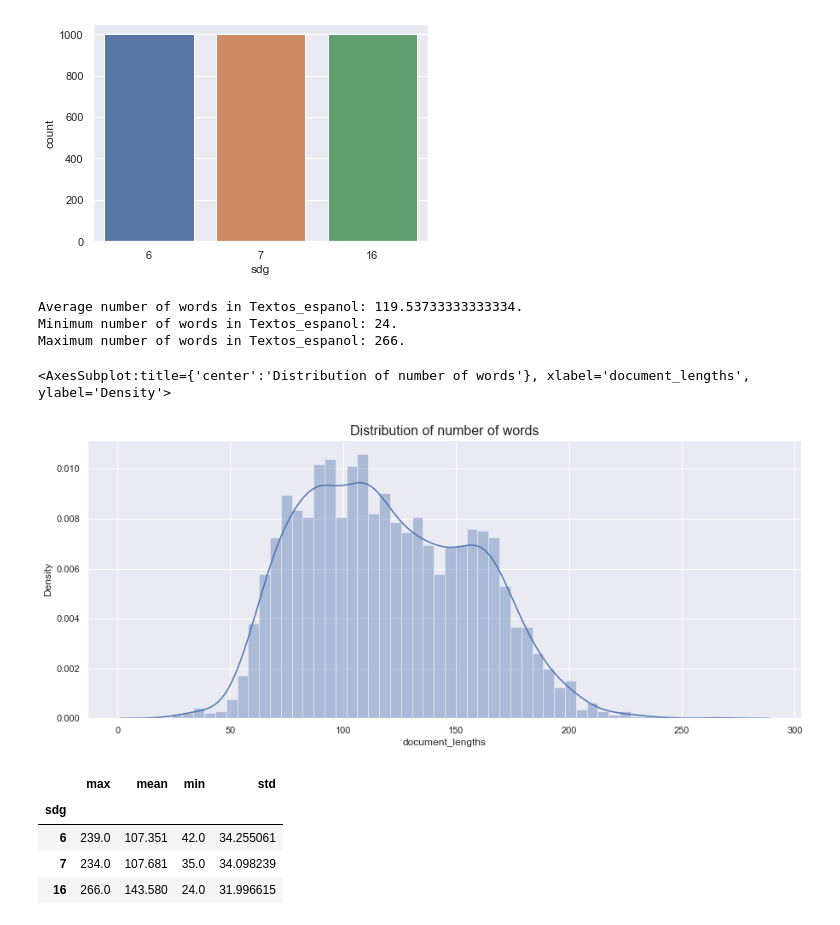
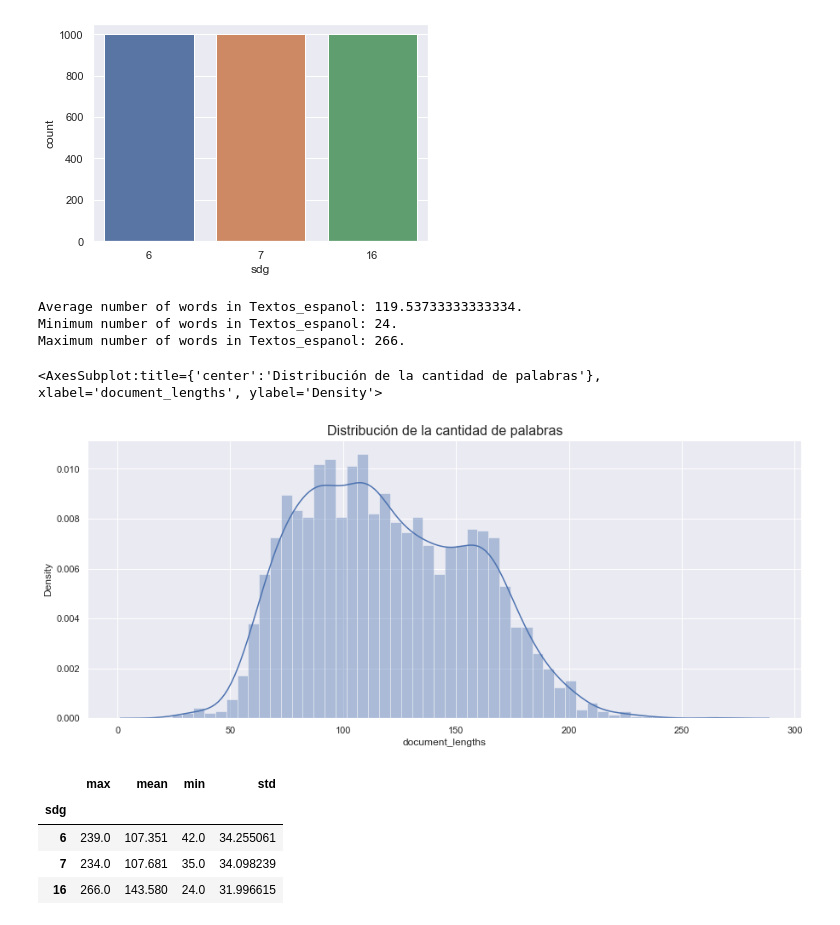
Before and after one commit to montejs3/ProyectoBI, a Jupyter notebook: modeloODS.ipynb, the cells around one changed output. Cells and saved outputs as stored; diff of their text form; code cells hidden in the pictures.

```diff
--- a/modeloODS.ipynb
+++ b/modeloODS.ipynb
@@ -99,18 +99,18 @@ df['document_lengths'] = np.array(list(map(len, df['Textos_espanol'].str.split('
 # %%
 print("Average number of words in Textos_espanol: {}.".format(np.mean(df.document_lengths)))
 print("Minimum number of words in Textos_espanol: {}.".format(min(df.document_lengths)))
 print("Maximum number of words in Textos_espanol: {}.".format(max(df.document_lengths)))
 ## Distribution of number of words
 fig, ax = plt.subplots(figsize=(15,6))
-ax.set_title("Distribution of number of words", fontsize=16)
-ax.set_xlabel("Number of words")
+ax.set_title("Distribución de la cantidad de palabras", fontsize=16)
+ax.set_xlabel("Cantidad de palabras")
 sns.distplot(df.document_lengths, bins=50, ax=ax)
 # %% [output]
 Average number of words in Textos_espanol: 119.53733333333334.
 Minimum number of words in Textos_espanol: 24.
 Maximum number of words in Textos_espanol: 266.
-<AxesSubplot:title={'center':'Distribution of number of words'}, xlabel='document_lengths', ylabel='Density'>
+<AxesSubplot:title={'center':'Distribución de la cantidad de palabras'}, xlabel='document_lengths', ylabel='Density'>
-[figure, old version]
+[figure, new version]
 # %%
 dist_per_target= pd.pivot_table(df, values='document_lengths', index=['sdg'], aggfunc={'document_lengths': [np.mean, min, max,np.std]})
 dist_per_target
```
Also changed, not shown: parts of 3 cells of this notebook.
